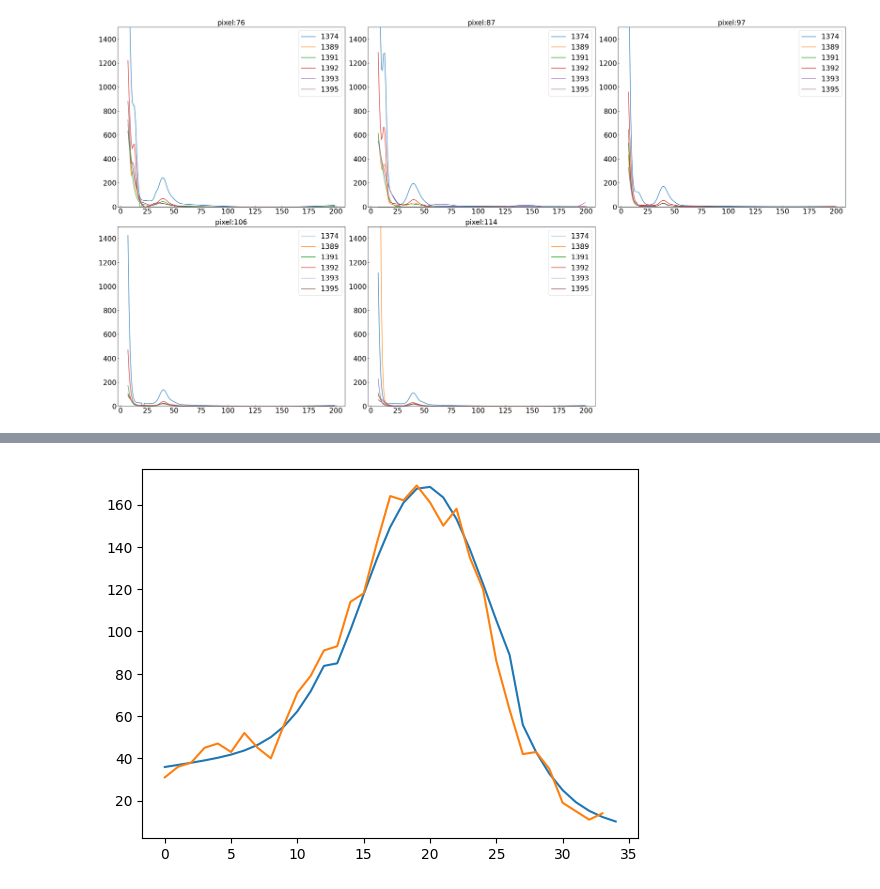
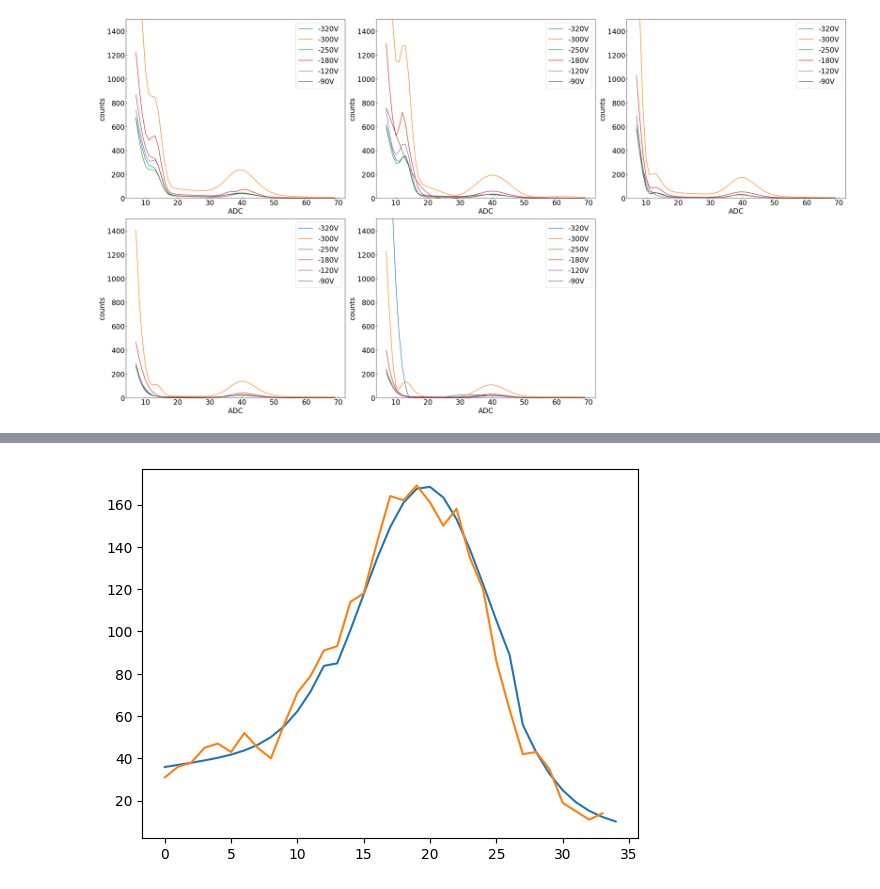
Before and after one commit to arlee-shelby/calibration, a Jupyter notebook: SnCalibration_pixelResults.ipynb, the cells around one changed output, grey strips where cells are left out. Drawn from its saved outputs; the diff is of its cells as text; code cells hidden in the pictures.

```diff
--- a/SnCalibration_pixelResults.ipynb
+++ b/SnCalibration_pixelResults.ipynb
@@ -17,8 +17,10 @@ import pylab as py
 np.set_printoptions(threshold=sys.maxsize)
 pd.set_option("display.max_colwidth", 15)
 # %%
-runs = [1374, 1389, 1391, 1392, 1393, 1395, 1399]
-runs_Cd = [1407]
+runs = [1389,1374,1391,1392,1393,1395]
+runs_Cd = [1749,1751,1756,1763,1769,1772]
+
+bias = [-320,-300,-250,-180,-120,-90]
 # %%
 data = []
 for i in range(len(runs)):
@@ -83,2 +87,3 @@ pix_index = [np.int16(dataAll[dataAll['run']==1374]['pixel'][0]),np.int16(dataAl
 # %%
-pix_index
+pix_index = [np.int16(dataAll[dataAll['run']==1374]['pixel'])[6]]
+runs_Cd = [1751]
@@ -168,17 +193,18 @@ nrows,ncols=2,3
 py.figure(figsize=(10*ncols,8*nrows))
 
 
-x = np.arange(500,800)
+x = np.arange(450,850)
 conf['xray'] = 'OFF'
 cnt = 0
 for j in pix_index:
     cnt +=1
     ax=py.subplot(nrows,ncols,cnt)
-    ax.set_title('pixel:%d'%j,size=20)
+#     ax.set_title('pixel:%d'%j,size=20)
     ax.set_ylim(0,62)
+    ax.set_ylabel('counts',size=20)
+    ax.set_xlabel('ADC',size=20)
     ax.tick_params(direction='in',which='both',axis='both',labelsize=20)
     for i in range(6):
-
         if dataAll[dataAll['pixel']==j].iloc[i]['CE']==3:
             #need to initialize the class to get the correct fit function based on the same recorded initilizing flag in column "CE"
             conf['capture'] = 'three'
@@ -188,7 +214,8 @@ for j in pix_index:
 
 
             #need to convert the stored parameter string into the corresponding numerical values and plot Sn.get_fit (the fitting function)
-            ax.plot(x,Sn.get_fit(x,*np.float64(dataAll[dataAll['pixel']==j].iloc[i]['ecap'].replace('[','').replace(']','').split())),label = '%d'%runs[i])
+            ax.plot(x[75:225],Sn.get_fit(x,*np.float64(dataAll[dataAll['pixel']==j].iloc[i]['ecap'].replace('[','').replace(']','').split()))[75:225],label = '%dV'%bias[i])
+            ax.plot(x[75:225],np.float64(dataAll[dataAll['pixel']==j].iloc[i]['CE hist'].replace('[','').replace(']','').split())[75:225])
             ax.legend(prop={'size':20})
 
 
@@ -202,7 +229,8 @@ for j in pix_index:
 
 
             #need to convert the stored parameter string into the corresponding numerical values and plot Sn.get_fit (the fitting function)
-            ax.plot(x,Sn.get_fit(x,*np.float64(dataAll[dataAll['pixel']==j].iloc[i]['ecap'].replace('[','').replace(']','').split())),label = '%d'%runs[i])
+            ax.plot(x[75:225],Sn.get_fit(x,*np.float64(dataAll[dataAll['pixel']==j].iloc[i]['ecap'].replace('[','').replace(']','').split()))[75:225],label = '%dV'%bias[i])
+            ax.plot(x[75:225],np.float64(dataAll[dataAll['pixel']==j].iloc[i]['CE hist'].replace('[','').replace(']','').split())[75:225])
             ax.legend(prop={'size':20})
 
         if dataAll[dataAll['pixel']==j].iloc[i]['CE']==1:
@@ -210,11 +238,13 @@ for j in pix_index:
             #need to initialize the class to get the correct fit function based on the same recorded initilizing flag in column "CE"
             conf['capture'] = 'one'
             Sn = SnCalibration()
+            ax.plot(x[75:225],np.float64(dataAll[dataAll['pixel']==j].iloc[i]['CE hist'].replace('[','').replace(']','').split())[75:225])
 
             #plot all the fits with the same initilization on the same graph
 
 
             #need to convert the stored parameter string into the corresponding numerical values and plot Sn.get_fit (the fitting function)
-            ax.plot(x,Sn.get_fit(x,*np.float64(dataAll[dataAll['pixel']==j].iloc[i]['ecap'].replace('[','').replace(']','').split())),label = '%d'%runs[i])
+            ax.plot(x[75:225],Sn.get_fit(x,*np.float64(dataAll[dataAll['pixel']==j].iloc[i]['ecap'].replace('[','').replace(']','').split()))[75:225],label = '%dV'%bias[i])
             ax.legend(prop={'size':20})
+py.tight_layout()
 # %% [output]
@@ -224,14 +254,16 @@ nrows,ncols=2,3
 py.figure(figsize=(10*ncols,8*nrows))
 
 
-x = np.arange(7,200)
+x = np.arange(7,70)
 conf['capture'] = 'OFF'
 cnt = 0
 for j in pix_index:
     cnt +=1
     ax=py.subplot(nrows,ncols,cnt)
-    ax.set_title('pixel:%d'%j,size=20)
+#     ax.set_title('pixel:%d'%j,size=20)
     ax.set_ylim(0,1500)
+    ax.set_ylabel('counts',size=20)
+    ax.set_xlabel('ADC',size=20)
     ax.tick_params(direction='in',which='both',axis='both',labelsize=20)
     for i in range(6):
         if dataAll[dataAll['pixel']==j].iloc[i]['Xray']==5:
@@ -240,7 +272,7 @@ for j in pix_index:
             Sn = SnCalibration()
 
             ax=py.subplot(nrows,ncols,cnt)
-            ax.plot(x,Sn.get_fit(x,*np.float64(dataAll[dataAll['pixel']==j].iloc[i]['xray'].replace('[','').replace(']','').split())),label = '%d'%runs[i])
+            ax.plot(x,Sn.get_fit(x,*np.float64(dataAll[dataAll['pixel']==j].iloc[i]['xray'].replace('[','').replace(']','').split())),label = '%dV'%bias[i])
             ax.legend(prop={'size':20})
 
         if dataAll[dataAll['pixel']==j].iloc[i]['Xray']==4:
@@ -249,40 +281,40 @@ for j in pix_index:
             Sn = SnCalibration()
 
             ax=py.subplot(nrows,ncols,cnt)
-            ax.plot(x,Sn.get_fit(x,*np.float64(dataAll[dataAll['pixel']==j].iloc[i]['xray'].replace('[','').replace(']','').split())),label = '%d'%runs[i])
+            ax.plot(x,Sn.get_fit(x,*np.float64(dataAll[dataAll['pixel']==j].iloc[i]['xray'].replace('[','').replace(']','').split())),label = '%dV'%bias[i])
             ax.legend(prop={'size':20})
 
         if dataAll[dataAll['pixel']==j].iloc[i]['Xray']==3:
 
             conf['xray'] = 'three'
             Sn = SnCalibration()
 
             ax=py.subplot(nrows,ncols,cnt)
 
-            ax.plot(x,Sn.get_fit(x,*np.float64(dataAll[dataAll['pixel']==j].iloc[i]['xray'].replace('[','').replace(']','').split())),label = '%d'%runs[i])
+            ax.plot(x,Sn.get_fit(x,*np.float64(dataAll[dataAll['pixel']==j].iloc[i]['xray'].replace('[','').replace(']','').split())),label = '%dV'%bias[i])
             ax.legend(prop={'size':20})
 
 #         if dataAll[dataAll['pixel']==j].iloc[i]['Xray']==2:
 
 #             conf['xray'] = 'two'
 #             Sn = SnCalibration()
 
 #             ax=py.subplot(nrows,ncols,cnt)
 
 #             ax.plot(x,Sn.get_fit(x,*np.float64(dataAll[dataAll['pixel']==j].iloc[i]['xray'].replace('[','').replace(']','').split())),label = '%d'%runs[i])
 #             ax.legend()
 
 
-        if dataAll[dataAll['pixel']==j].iloc[i]['Xray']==2:
+        if dataAll[dataAll['pixel']==j].iloc[i]['Xray']==9:
 
-            conf['xray'] = 'zero'
+            conf['xray'] = 'ON'
             Sn = SnCalibration()
 
             ax=py.subplot(nrows,ncols,cnt)
 
             ax.plot(x,Sn.get_fit(x,*np.float64(dataAll[dataAll['pixel']==j].iloc[i]['xray'].replace('[','').replace(']','').split())),label = '%d'%runs[i])
             ax.legend(prop={'size':20})
 
 py.tight_layout()
 # %% [output]
-[figure, old version]
+[figure, new version]
```
Also changed, not shown: parts of 79 cells of this notebook, 30 other files.
